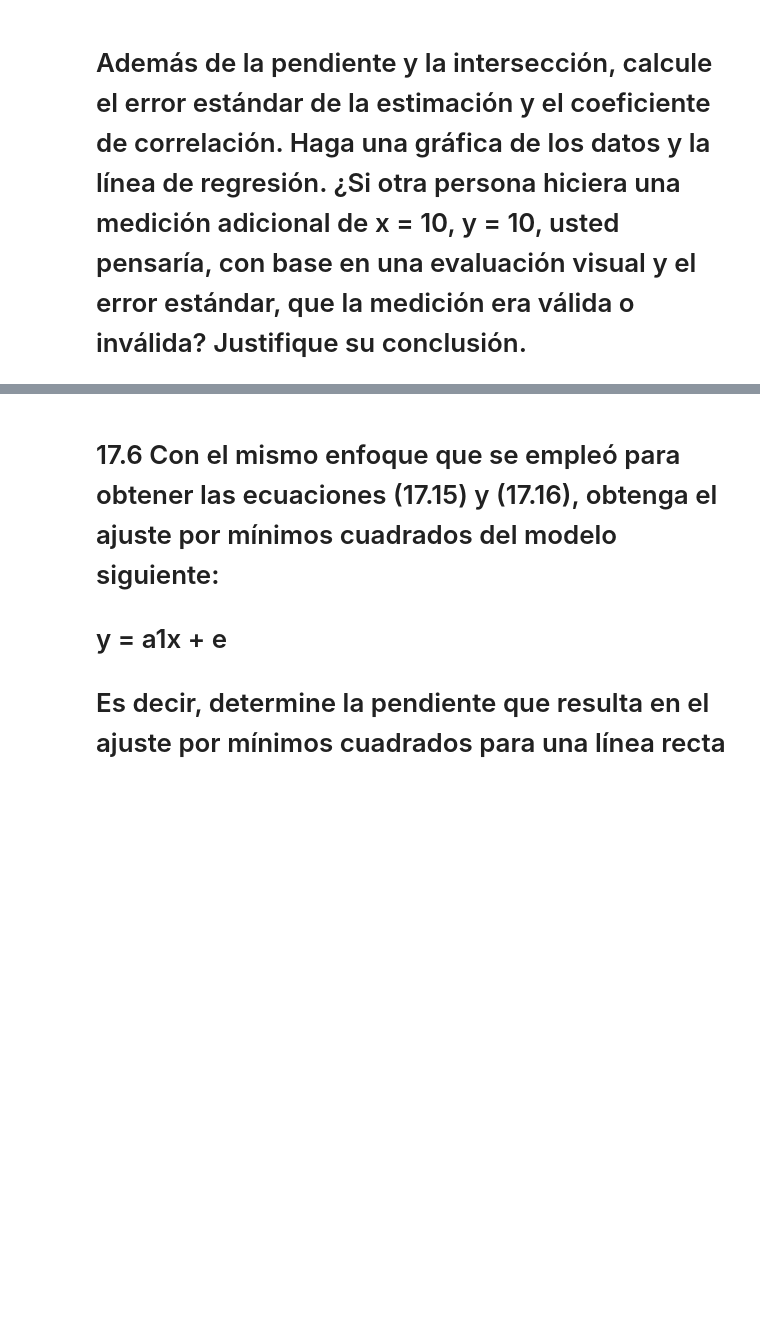
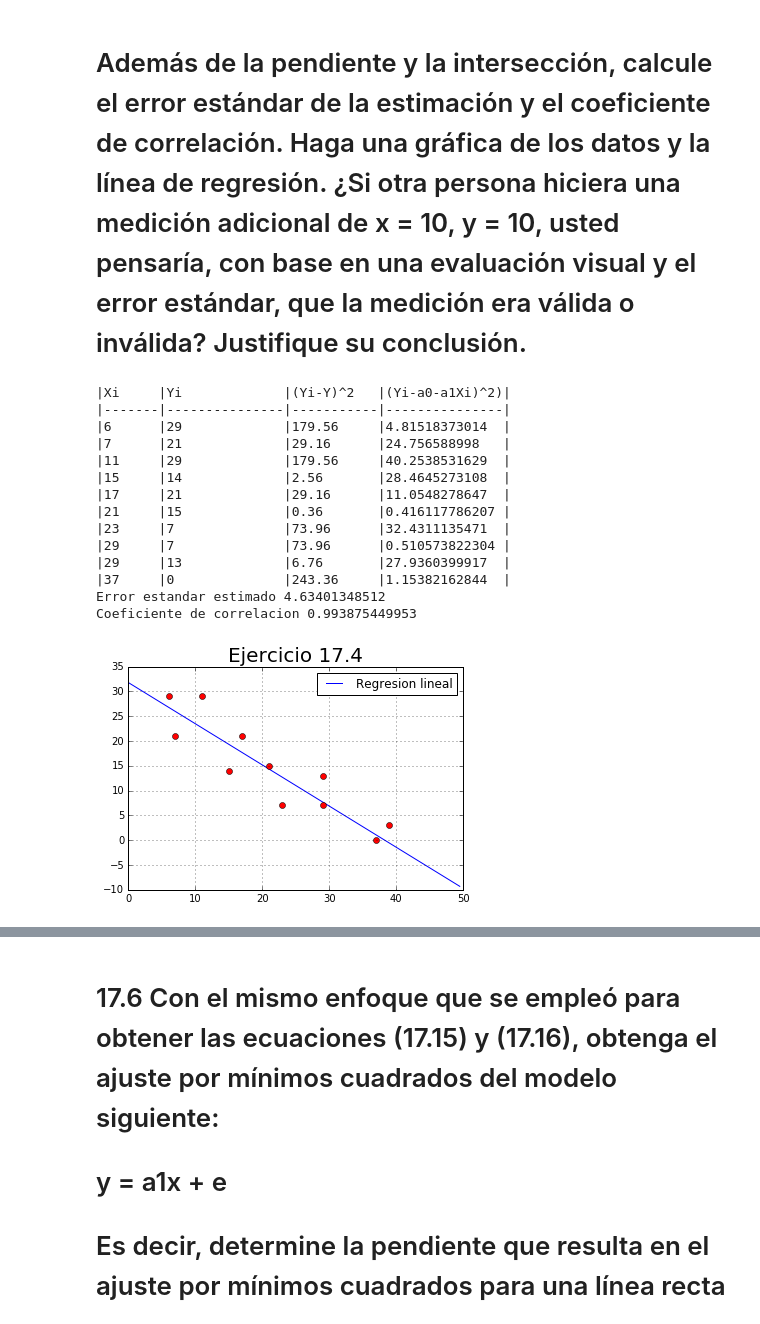
Before and after one commit to DianaCamargo/Metodos_numericos, a Jupyter notebook: Clase_14/Taller_Regresion.ipynb, the cells around one changed output, grey strips where cells are left out. Cells and saved outputs as stored; diff of their text form; code cells hidden in the pictures; blank space fills up the shorter version.

Commit message:
taller_regresion

```diff
--- a/Clase_14/Taller_Regresion.ipynb
+++ b/Clase_14/Taller_Regresion.ipynb
@@ -39,3 +189,71 @@ print np.array([[28.65, 26.55, 26.65, 27.65, 27.35, 28.35, 26.85],[28.65, 29.65,
 # y|29|21| 29| 14| 21| 15| 7 | 7 | 13| 0 | 3 |
 
 # Además de la pendiente y la intersección, calcule el error estándar de la estimación y el coeficiente de correlación. Haga una gráfica de los datos y la línea de regresión. ¿Si otra persona hiciera una medición adicional de x = 10, y = 10, usted pensaría, con base en una evaluación visual y el error estándar, que la medición era válida o inválida? Justifique su conclusión.
+# %%
+x=[6,7,11,15,17,21,23,29,29,37,39]
+y=[29,21,29,14,21,15,7,7,13,0,3]
+
+a1=0.0
+n=10
+i=0
+sum1=0.0
+sum2=0.0
+sum3=0.0
+sum4=0.0
+while(i<n):
+    sum1+=(x[i])*(y[i])
+    sum2+=x[i]
+    sum3+=y[i]
+    sum4+=(x[i])**2
+    i+=1
+tot1=n*sum1
+tot2=sum3*sum2
+tot3=n*sum4
+tot4=sum2**2
+
+a1=(tot1-tot2)/(tot3-tot4)
+a0=sum3/n-(a1*(sum2/n))
+sm1=0.0
+sm2=0.0
+sr=0.0
+st=0.0
+j=0
+print "|%-7s|%-15s|%-11s|%-12s|"%("Xi","Yi","(Yi-Y)^2","(Yi-a0-a1Xi)^2)")
+print "|%-7s|%-15s|%-11s|%-12s|"%("-------","---------------","-----------","---------------")
+while(j<n):
+    to1=(y[j]-(sum3/n))**2
+    sm1+=to1
+    to2=(y[j]-a0-a1*x[j])**2
+    sm2+=to2
+    sr+=(y[j]-a0-a1*x[j])**2
+    st+=(y[j]-(sum3/3))**2
+    print "|%-7s|%-15.5s|%-11s|%-15s|"%(x[j],y[j],to1,to2)
+    j+=1
+Ers=math.sqrt(sr/(n-2))
+coe=math.sqrt((st-sr)/(st))
+print "Error estandar estimado "+str(Ers)
+print "Coeficiente de correlacion "+str(coe)
+w=np.arange(0,50,0.5)
+z=a0+a1*w
+ptl.plot(w,z,'blue',label='Regresion lineal')
+ptl.plot(x,y,'ro')
+ptl.title("Ejercicio 17.4", fontsize = 20)
+ptl.legend(loc="upper right")
+ptl.grid(True)
+ptl.show()
+# %% [output]
+|Xi     |Yi             |(Yi-Y)^2   |(Yi-a0-a1Xi)^2)|
+|-------|---------------|-----------|---------------|
+|6      |29             |179.56     |4.81518373014  |
+|7      |21             |29.16      |24.756588998   |
+|11     |29             |179.56     |40.2538531629  |
+|15     |14             |2.56       |28.4645273108  |
+|17     |21             |29.16      |11.0548278647  |
+|21     |15             |0.36       |0.416117786207 |
+|23     |7              |73.96      |32.4311135471  |
+|29     |7              |73.96      |0.510573822304 |
+|29     |13             |6.76       |27.9360399917  |
+|37     |0              |243.36     |1.15382162844  |
+Error estandar estimado 4.63401348512
+Coeficiente de correlacion 0.993875449953
+[figure, added]
```
Also changed, not shown: parts of 6 cells of this notebook.
